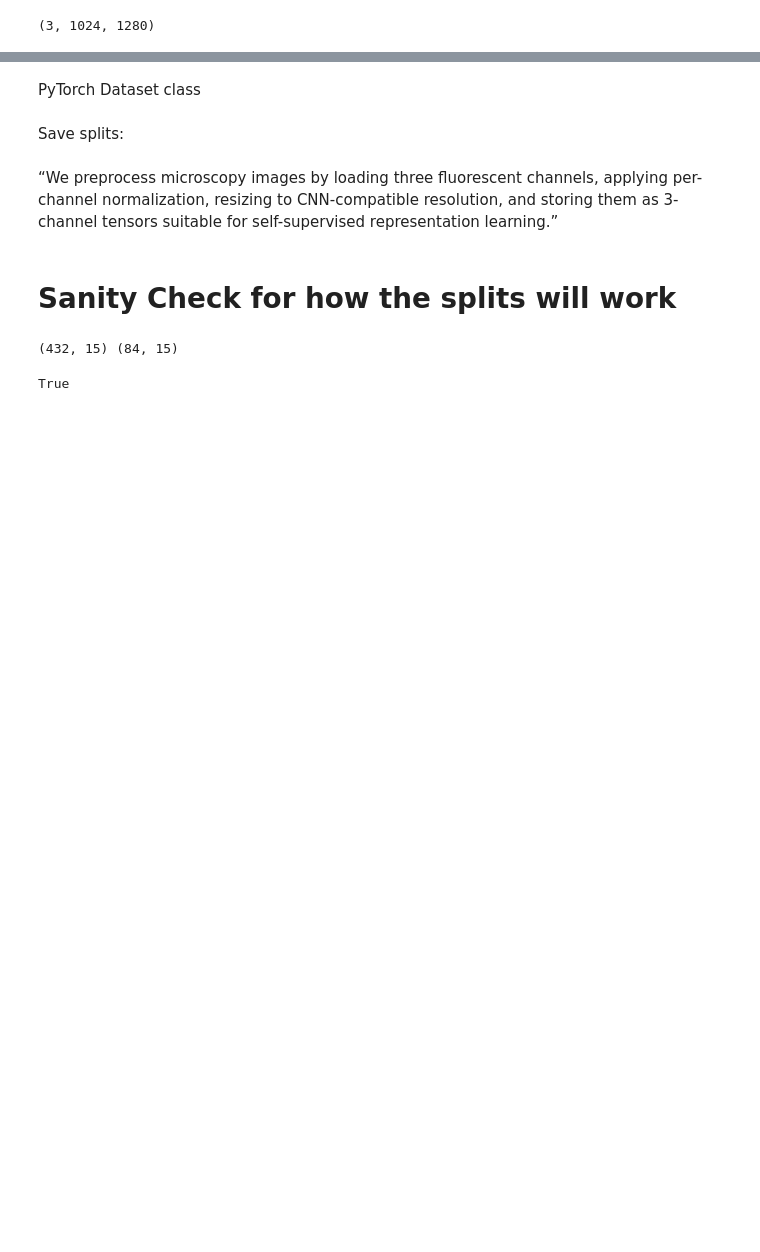
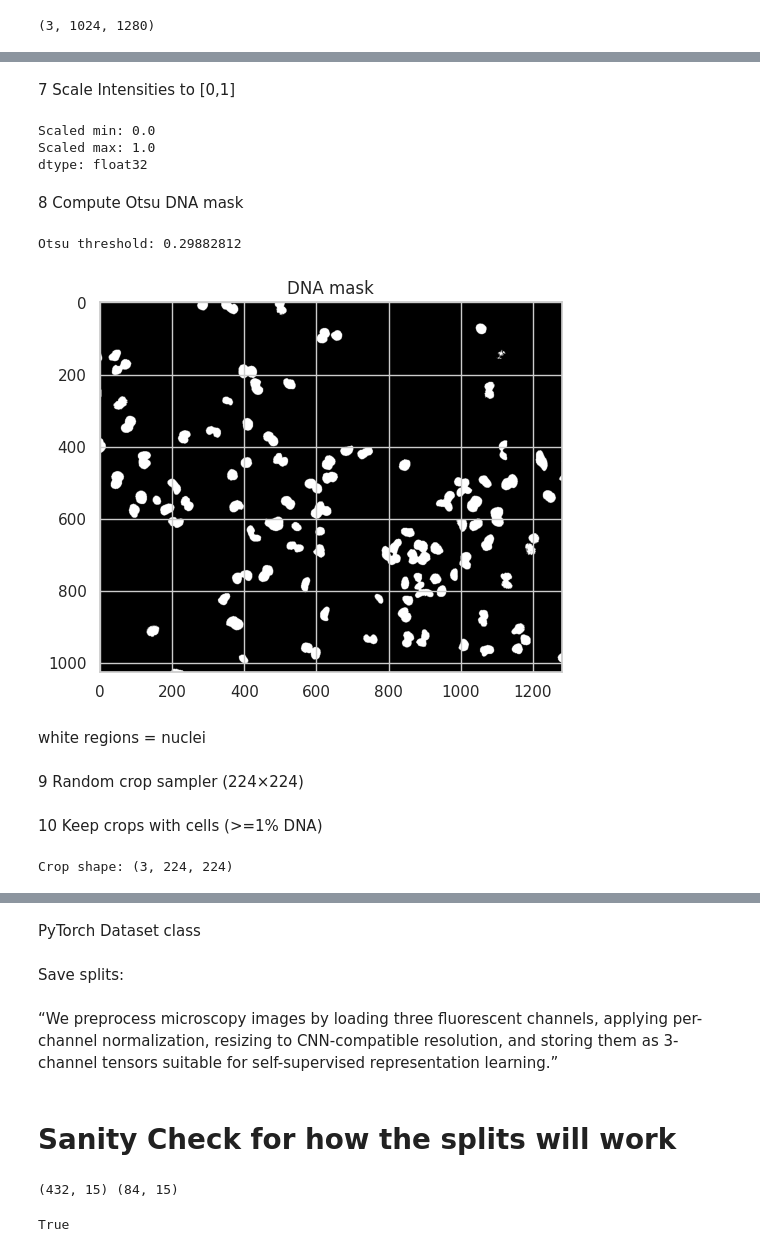
Before and after one commit to saamm/microscopy_self_supervised_learning, a Jupyter notebook: notebooks/03_preprocessing.ipynb, the cells around one changed output, grey strips where cells are left out. Cells and saved outputs as stored; diff of their text form; code cells hidden in the pictures; blank space fills up the shorter version.

```diff
--- a/notebooks/03_preprocessing.ipynb
+++ b/notebooks/03_preprocessing.ipynb
@@ -82,0 +96,7 @@ Build dataset array (small subset first)
+# %%
+print("Clipped min:", img_clipped.min())
+print("Clipped max:", img_clipped.max())
+
+for c in range(3):
+    print(f"Channel {c} min:", img_clipped[c].min())
+    print(f"Channel {c} max:", img_clipped[c].max())
@@ -82,0 +112,52 @@ Build dataset array (small subset first)
+# %% [markdown]
+7 Scale Intensities to [0,1]
+# %%
+def scale_to_unit(img):
+
+    scaled = np.zeros(img.shape, dtype=np.float32)
+
+    for c in range(img.shape[0]):
+
+        min_val = img[c].min()
+        max_val = img[c].max()
+
+        scaled[c] = (img[c] - min_val) / (max_val - min_val + 1e-8)
+
+    return scaled
+# %%
+img_scaled = scale_to_unit(img_clipped)
+
+print("Scaled min:", img_scaled.min())
+print("Scaled max:", img_scaled.max())
+print("dtype:", img_scaled.dtype)
+# %% [output]
+Scaled min: 0.0
+Scaled max: 1.0
+dtype: float32
+# %% [markdown]
+8 Compute Otsu DNA mask
+# %%
+def compute_dna_mask(img_scaled):
+
+    dna = img_scaled[0]
+
+    thresh = threshold_otsu(dna)
+
+    mask = dna > thresh
+
+    return mask, thresh
+# %%
+mask, thresh = compute_dna_mask(img_scaled)
+
+print("Otsu threshold:", thresh)
+
+plt.imshow(mask, cmap="gray")
+plt.title("DNA mask")
+plt.show()
+# %% [output]
+Otsu threshold: 0.29882812
+[figure, added]
+# %% [markdown]
+white regions = nuclei
+# %% [markdown]
+9 Random crop sampler (224×224)
@@ -82,0 +176,2 @@ Build dataset array (small subset first)
+# %% [markdown]
+10 Keep crops with cells (>=1% DNA)
@@ -82,0 +191,6 @@ Build dataset array (small subset first)
+# %%
+crop = sample_valid_crop(img_scaled, mask)
+
+print("Crop shape:", crop.shape)
+# %% [output]
+Crop shape: (3, 224, 224)
```
Also changed, not shown: parts of 29 cells of this notebook.
